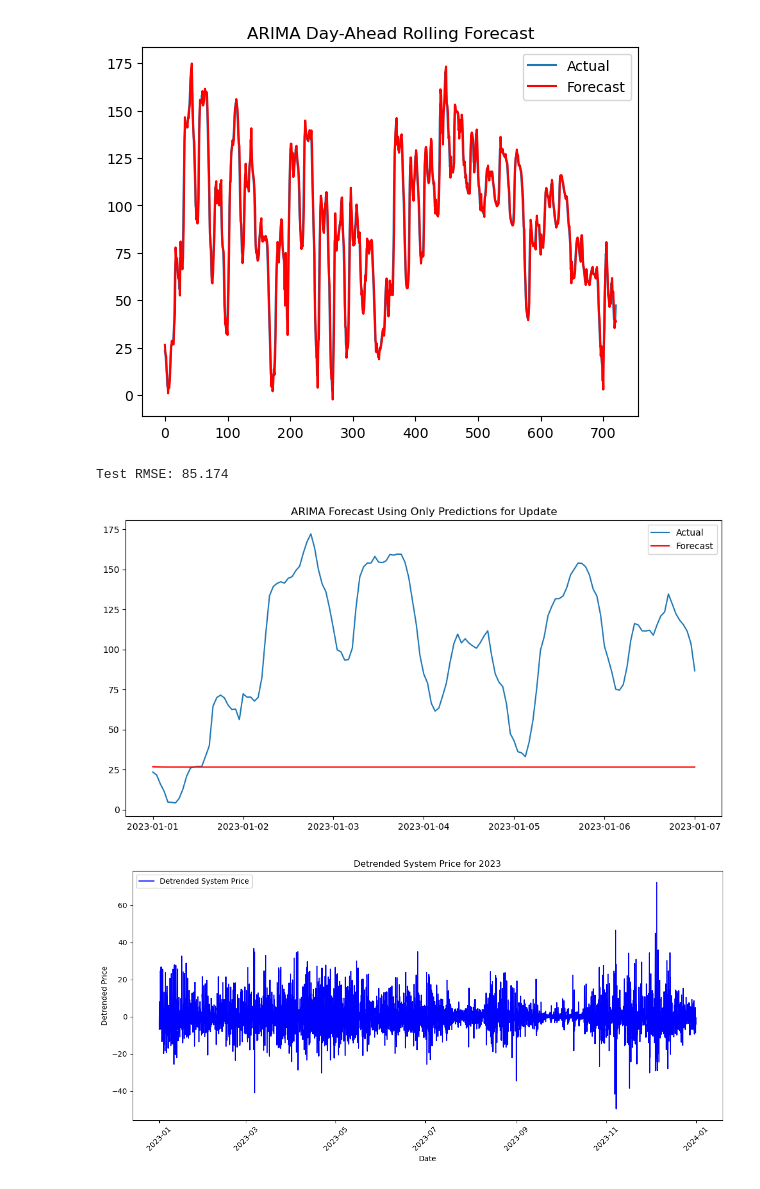
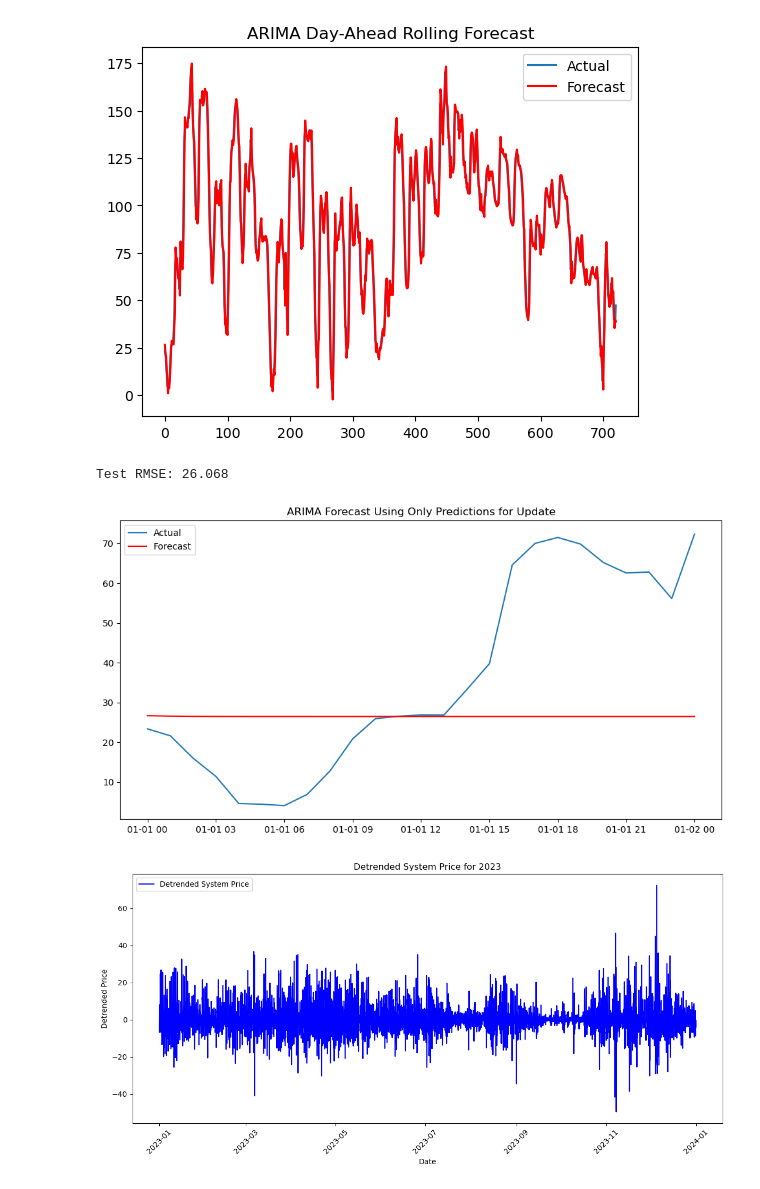
Before and after one commit to evenbakke/MasterThesis-, a Jupyter notebook: ARIMA.ipynb, the cells around one changed output. Saved outputs shown, nothing was run; the diff lists cells and outputs as text; code cells hidden in the pictures.

```diff
--- a/ARIMA.ipynb
+++ b/ARIMA.ipynb
@@ -388,37 +388,37 @@ from sklearn.metrics import mean_squared_error
 
 # Split the data into training and testing sets
 train = df[df.index.year < 2023]['systemPrice']
-test = df[(df.index >= '2023-01-01') & (df.index <= '2023-01-07')]['systemPrice']
+test = df[(df.index >= '2023-01-01') & (df.index <= '2023-01-02')]['systemPrice']
 
 history = train.copy()  # Start with the historical data
 predictions = list()
 
 # Walk-forward validation using only predictions to update history
 for t in range(len(test)):
     model = ARIMA(history, order=(1,1,1))
     model_fit = model.fit()
 
     # Forecast the next time point
     yhat = model_fit.forecast()[0]
     predictions.append(yhat)
 
     # Append the predicted value to the history for the next loop
     history = history.append(pd.Series([yhat], index=[test.index[t]]))
 
 # Calculate RMSE using the predictions and the actual test data
 rmse = np.sqrt(mean_squared_error(test, predictions))
 print('Test RMSE: %.3f' % rmse)
 
 # Plot forecasts against actual outcomes
 plt.figure(figsize=(12, 6))
 plt.plot(test.index, test.values, label='Actual')
 plt.plot(test.index, predictions, color='red', label='Forecast')
 plt.title('ARIMA Forecast Using Only Predictions for Update')
 plt.legend()
 plt.show()
 # %% [output]
-Test RMSE: 85.174
+Test RMSE: 26.068
-[figure, old version]
+[figure, new version]
 # %%
 import matplotlib.pyplot as plt
 
```
